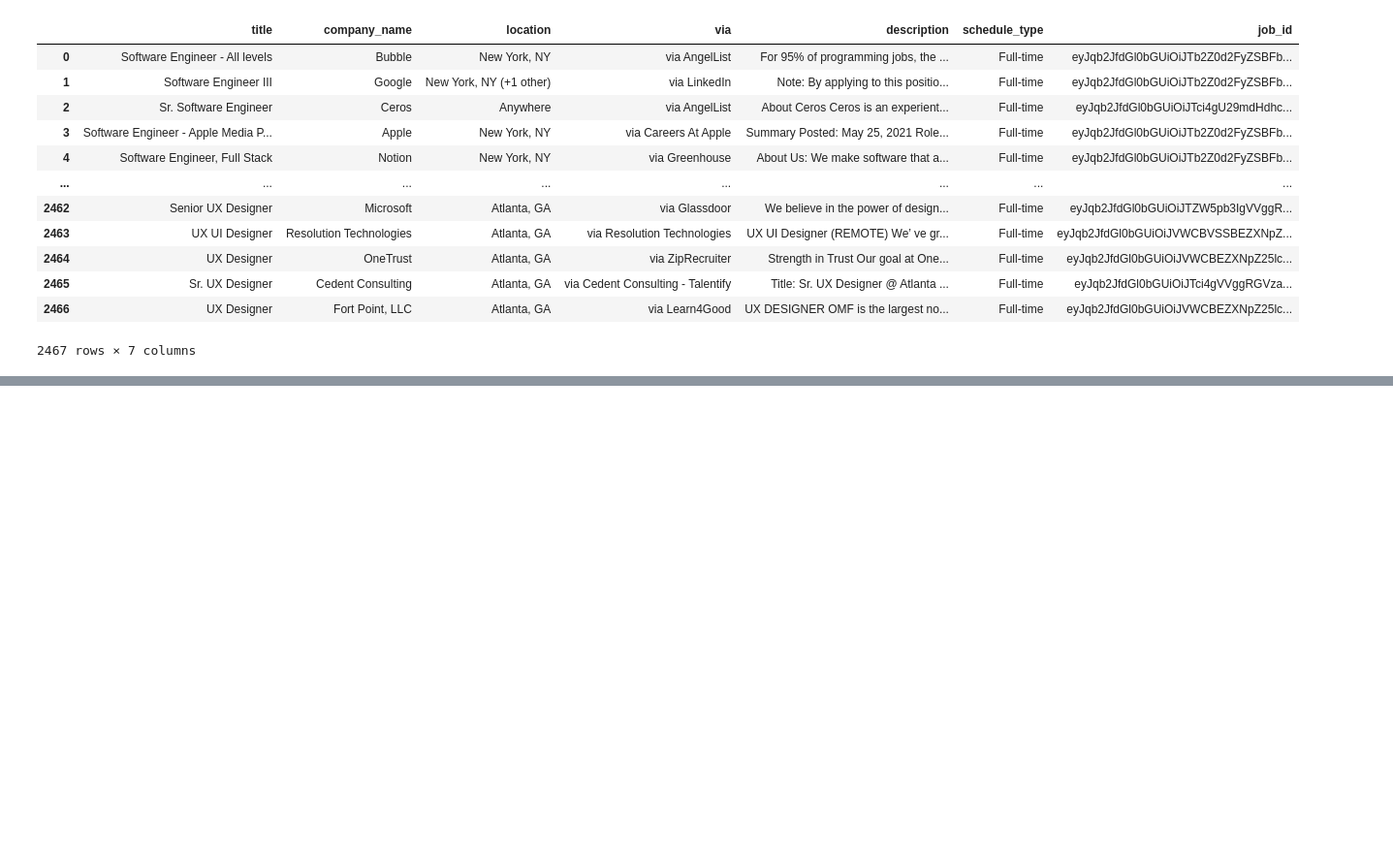
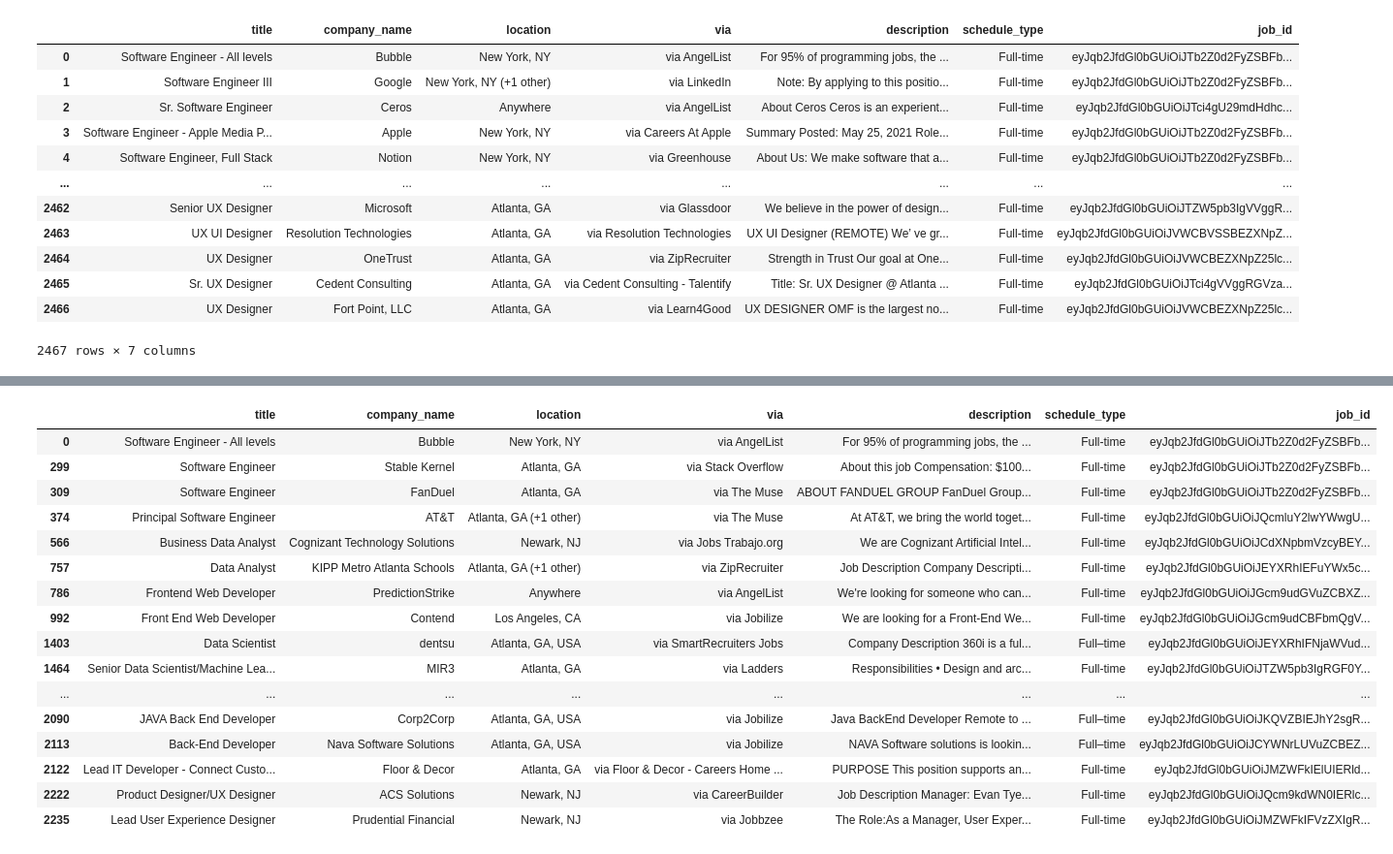
Before and after one commit to jperez29/TKH_casptone_project, a Jupyter notebook: jupyter notebooks/data_analysis_googleAPI.ipynb, the cells around one changed output, grey strips where cells are left out. Shown at 97% size. Cells and saved outputs as stored; diff of their text form; code cells hidden in the pictures; blank space fills up the shorter version.

Commit message:
wrote code to split rows by job descriptions

```diff
--- a/jupyter notebooks/data_analysis_googleAPI.ipynb
+++ b/jupyter notebooks/data_analysis_googleAPI.ipynb
@@ -106,0 +86,6 @@ df_new
+# %%
+def lowercase(col):
+    return list(map(lambda x: x.lower(), df_new[col]))
+
+df_new['lowercase_title'] = lowercase('title')
+df_new['lowercase_description'] = lowercase('description')
@@ -106,0 +158,5 @@ df_new
+# %%
+def replace_key(col):
+    return col.replace('/', '')
+# %%
+df_new['lowercase_title'] = df_new['lowercase_title'].apply(replace_key)
@@ -106,0 +416,22 @@ df_new
+# %%
+react = df_new[df_new['description'].str.contains('react')]
+# %%
+react
+# %% [output]
+|  | title | company_name | location | via | description | schedule_type | job_id |
+| 0 | Software Engineer - All levels | Bubble | New York, NY | via AngelList | For 95% of programming jobs, the ... | Full-time | eyJqb2JfdGl0bGUiOiJTb2Z0d2FyZSBFb... |
+| 299 | Software Engineer | Stable Kernel | Atlanta, GA | via Stack Overflow | About this job Compensation: $100... | Full-time | eyJqb2JfdGl0bGUiOiJTb2Z0d2FyZSBFb... |
+| 309 | Software Engineer | FanDuel | Atlanta, GA | via The Muse | ABOUT FANDUEL GROUP FanDuel Group... | Full-time | eyJqb2JfdGl0bGUiOiJTb2Z0d2FyZSBFb... |
+| 374 | Principal Software Engineer | AT&T | Atlanta, GA (+1 other) | via The Muse | At AT&T, we bring the world toget... | Full-time | eyJqb2JfdGl0bGUiOiJQcmluY2lwYWwgU... |
+| 566 | Business Data Analyst | Cognizant Technology Solutions | Newark, NJ | via Jobs Trabajo.org | We are Cognizant Artificial Intel... | Full-time | eyJqb2JfdGl0bGUiOiJCdXNpbmVzcyBEY... |
+| 757 | Data Analyst | KIPP Metro Atlanta Schools | Atlanta, GA (+1 other) | via ZipRecruiter | Job Description Company Descripti... | Full-time | eyJqb2JfdGl0bGUiOiJEYXRhIEFuYWx5c... |
+| 786 | Frontend Web Developer | PredictionStrike | Anywhere | via AngelList | We're looking for someone who can... | Full-time | eyJqb2JfdGl0bGUiOiJGcm9udGVuZCBXZ... |
+| 992 | Front End Web Developer | Contend | Los Angeles, CA | via Jobilize | We are looking for a Front-End We... | Full-time | eyJqb2JfdGl0bGUiOiJGcm9udCBFbmQgV... |
+| 1403 | Data Scientist | dentsu | Atlanta, GA, USA | via SmartRecruiters Jobs | Company Description 360i is a ful... | Full–time | eyJqb2JfdGl0bGUiOiJEYXRhIFNjaWVud... |
+| 1464 | Senior Data Scientist/Machine Lea... | MIR3 | Atlanta, GA | via Ladders | Responsibilities • Design and arc... | Full-time | eyJqb2JfdGl0bGUiOiJTZW5pb3IgRGF0Y... |
+| ... | ... | ... | ... | ... | ... | ... | ... |
+| 2090 | JAVA Back End Developer | Corp2Corp | Atlanta, GA, USA | via Jobilize | Java BackEnd Developer Remote to ... | Full–time | eyJqb2JfdGl0bGUiOiJKQVZBIEJhY2sgR... |
+| 2113 | Back-End Developer | Nava Software Solutions | Atlanta, GA, USA | via Jobilize | NAVA Software solutions is lookin... | Full–time | eyJqb2JfdGl0bGUiOiJCYWNrLUVuZCBEZ... |
+| 2122 | Lead IT Developer - Connect Custo... | Floor & Decor | Atlanta, GA | via Floor & Decor - Careers Home ... | PURPOSE This position supports an... | Full-time | eyJqb2JfdGl0bGUiOiJMZWFkIElUIERld... |
+| 2222 | Product Designer/UX Designer | ACS Solutions | Newark, NJ | via CareerBuilder | Job Description Manager: Evan Tye... | Full-time | eyJqb2JfdGl0bGUiOiJQcm9kdWN0IERlc... |
+| 2235 | Lead User Experience Designer | Prudential Financial | Newark, NJ | via Jobbzee | The Role:As a Manager, User Exper... | Full-time | eyJqb2JfdGl0bGUiOiJMZWFkIFVzZXIgR... |
```
Also changed, not shown: parts of 43 cells of this notebook, 1 other file.
